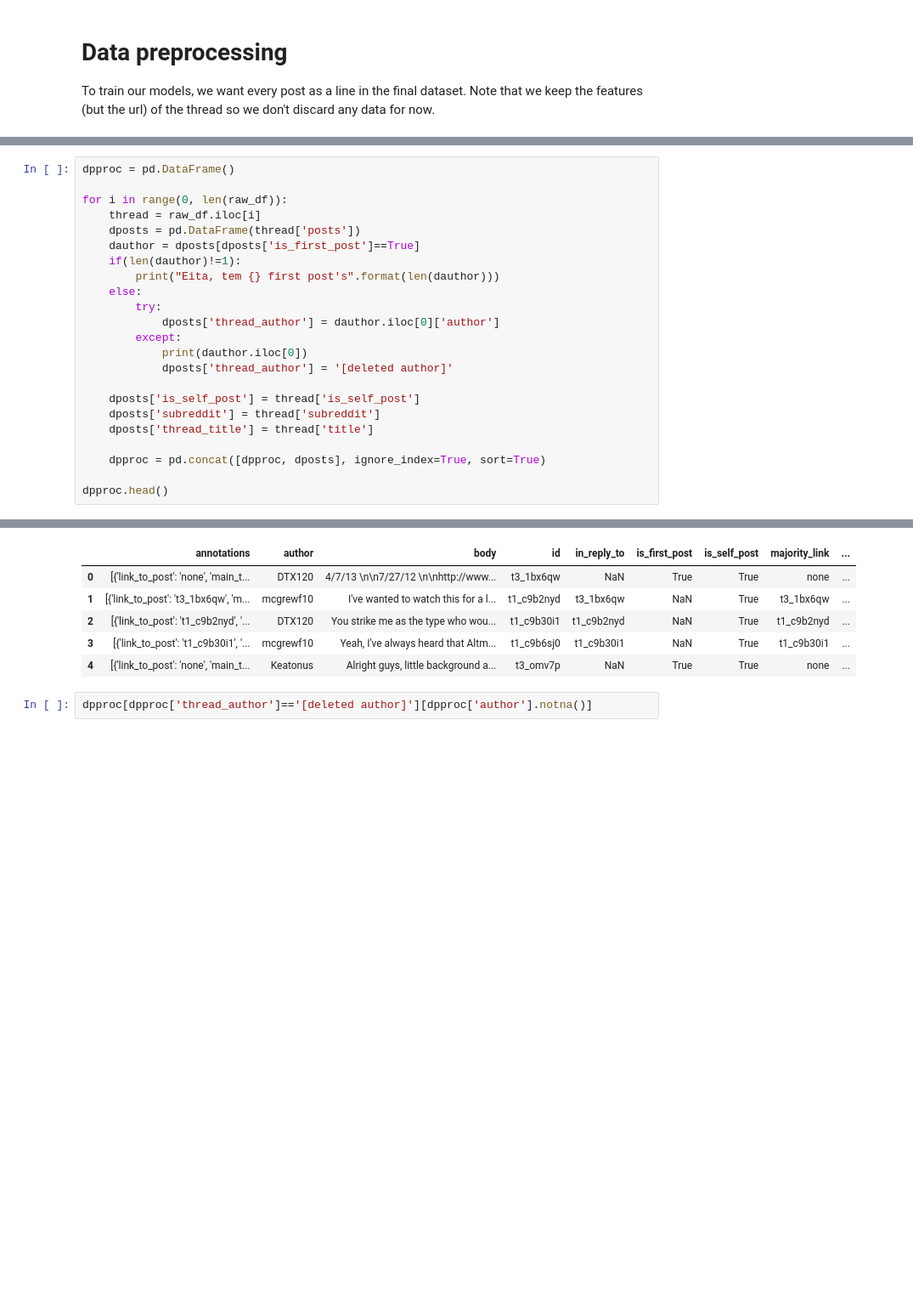
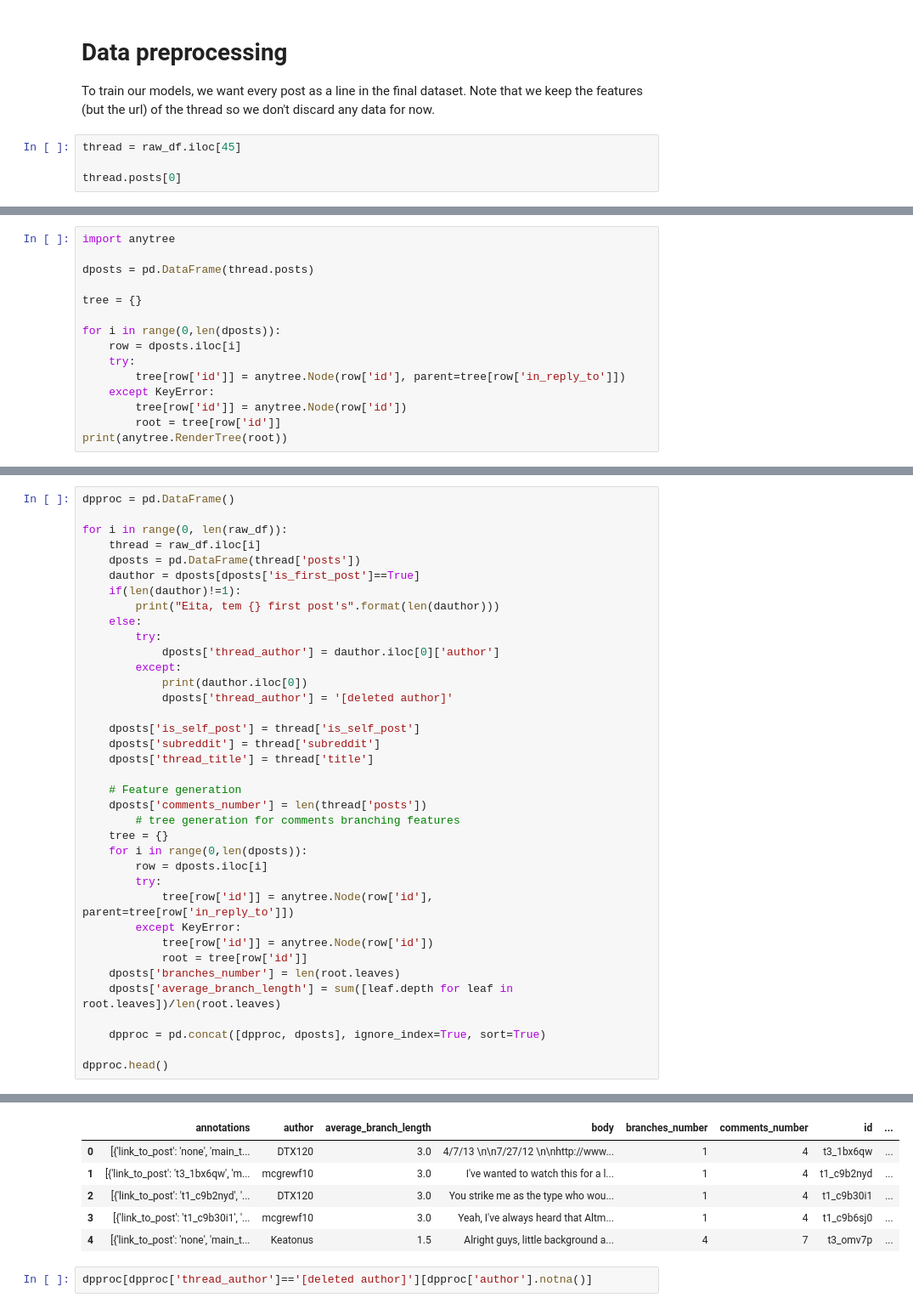
Before and after one commit to brunompacheco/coarse-discourse-validation, a Jupyter notebook: notebooks/2.0-bmp-data-preprocessing.ipynb, the cells around one changed output, grey strips where cells are left out. Shown at 85% size. Drawn from its saved outputs; the diff is of its cells as text; blank space fills up the shorter version.

Commit message:
Thread features exploration

```diff
--- a/notebooks/2.0-bmp-data-preprocessing.ipynb
+++ b/notebooks/2.0-bmp-data-preprocessing.ipynb
@@ -29,3 +29,7 @@ raw_df.head()
 # Data preprocessing
 
 To train our models, we want every post as a line in the final dataset. Note that we keep the features (but the url) of the thread so we don't discard any data for now.
+# %%
+thread = raw_df.iloc[45]
+
+thread.posts[0]
@@ -31,0 +66,15 @@ To train our models, we want every post as a line in the final dataset. Note tha
+# %%
+import anytree
+
+dposts = pd.DataFrame(thread.posts)
+
+tree = {}
+
+for i in range(0,len(dposts)):
+    row = dposts.iloc[i]
+    try:
+        tree[row['id']] = anytree.Node(row['id'], parent=tree[row['in_reply_to']])
+    except KeyError:
+        tree[row['id']] = anytree.Node(row['id'])
+        root = tree[row['id']]
+print(anytree.RenderTree(root))
@@ -43,39 +99,53 @@ for i in range(0, len(raw_df)):
             dposts['thread_author'] = dauthor.iloc[0]['author']
         except:
             print(dauthor.iloc[0])
             dposts['thread_author'] = '[deleted author]'
 
     dposts['is_self_post'] = thread['is_self_post']
     dposts['subreddit'] = thread['subreddit']
     dposts['thread_title'] = thread['title']
 
+    # Feature generation
+    dposts['comments_number'] = len(thread['posts'])
+        # tree generation for comments branching features
+    tree = {}
+    for i in range(0,len(dposts)):
+        row = dposts.iloc[i]
+        try:
+            tree[row['id']] = anytree.Node(row['id'], parent=tree[row['in_reply_to']])
+        except KeyError:
+            tree[row['id']] = anytree.Node(row['id'])
+            root = tree[row['id']]
+    dposts['branches_number'] = len(root.leaves)
+    dposts['average_branch_length'] = sum([leaf.depth for leaf in root.leaves])/len(root.leaves)
+
     dpproc = pd.concat([dpproc, dposts], ignore_index=True, sort=True)
 
 dpproc.head()
 # %% [output]
 annotations      [{'link_to_post': 'none', 'main_type': 'questi...
 id                                                       t3_3as2wh
 in_reply_to                                                    NaN
 is_first_post                                                 True
 majority_link                                                 none
 majority_type                                             question
 post_depth                                                     NaN
 Name: 0, dtype: object
 annotations      [{'link_to_post': 'none', 'main_type': 'questi...
 body             Recently a friend tagged me in the comments of...
 id                                                       t3_4dayqg
 in_reply_to                                                    NaN
 ... (393 lines left out)
 majority_link                                                 none
 majority_type                                         announcement
 post_depth                                                     NaN
 Name: 0, dtype: object
-|  | annotations | author | body | id | in_reply_to | is_first_post | is_self_post | majority_link | ... |
-| 0 | [{'link_to_post': 'none', 'main_t... | DTX120 | 4/7/13 \n\n7/27/12 \n\nhttp://www... | t3_1bx6qw | NaN | True | True | none | ... |
-| 1 | [{'link_to_post': 't3_1bx6qw', 'm... | mcgrewf10 | I've wanted to watch this for a l... | t1_c9b2nyd | t3_1bx6qw | NaN | True | t3_1bx6qw | ... |
-| 2 | [{'link_to_post': 't1_c9b2nyd', '... | DTX120 | You strike me as the type who wou... | t1_c9b30i1 | t1_c9b2nyd | NaN | True | t1_c9b2nyd | ... |
-| 3 | [{'link_to_post': 't1_c9b30i1', '... | mcgrewf10 | Yeah, I've always heard that Altm... | t1_c9b6sj0 | t1_c9b30i1 | NaN | True | t1_c9b30i1 | ... |
-| 4 | [{'link_to_post': 'none', 'main_t... | Keatonus | Alright guys, little background a... | t3_omv7p | NaN | True | True | none | ... |
+|  | annotations | author | average_branch_length | body | branches_number | comments_number | id | ... |
+| 0 | [{'link_to_post': 'none', 'main_t... | DTX120 | 3.0 | 4/7/13 \n\n7/27/12 \n\nhttp://www... | 1 | 4 | t3_1bx6qw | ... |
+| 1 | [{'link_to_post': 't3_1bx6qw', 'm... | mcgrewf10 | 3.0 | I've wanted to watch this for a l... | 1 | 4 | t1_c9b2nyd | ... |
+| 2 | [{'link_to_post': 't1_c9b2nyd', '... | DTX120 | 3.0 | You strike me as the type who wou... | 1 | 4 | t1_c9b30i1 | ... |
+| 3 | [{'link_to_post': 't1_c9b30i1', '... | mcgrewf10 | 3.0 | Yeah, I've always heard that Altm... | 1 | 4 | t1_c9b6sj0 | ... |
+| 4 | [{'link_to_post': 'none', 'main_t... | Keatonus | 1.5 | Alright guys, little background a... | 4 | 7 | t3_omv7p | ... |
 # %%
 dpproc[dpproc['thread_author']=='[deleted author]'][dpproc['author'].notna()]
 # %% [output]
```
Also changed, not shown: parts of 3 cells of this notebook, 1 other file.
